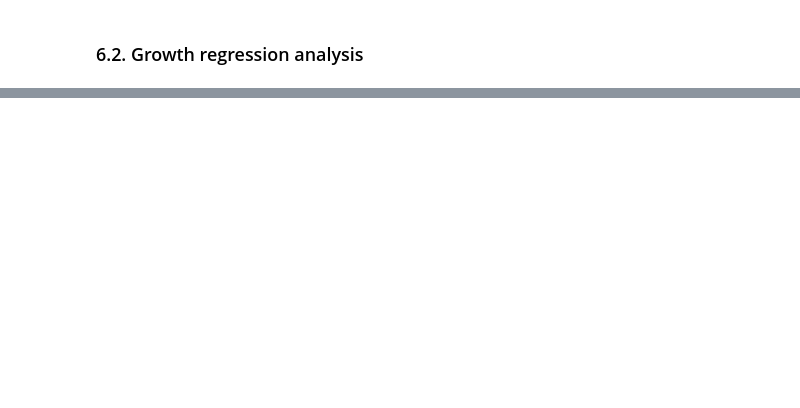
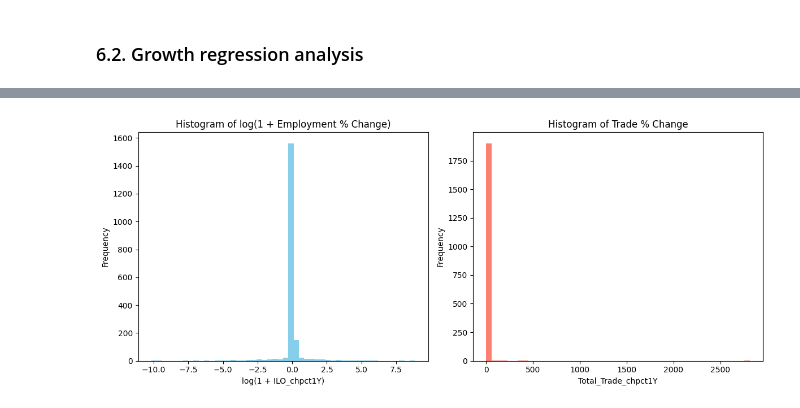
Before and after one commit to Graspp-25-Spring/graspp-25S-trade, a Jupyter notebook: notebooks/final_white_paper.ipynb, the cells around one changed output, grey strips where cells are left out. Saved outputs shown, nothing was run; the diff lists cells and outputs as text; code cells hidden in the pictures; blank space fills up the shorter version.

```diff
--- a/notebooks/final_white_paper.ipynb
+++ b/notebooks/final_white_paper.ipynb
@@ -475,0 +456,19 @@ plt.show()
+# %%
+# Percentage changes
+class GenerateFeatures:
+    def __init__(self, time_period="Y"):
+        self.time_period = time_period
+
+    def transform(self, df):
+        # This is just an illustrative transformation
+        df_result = df.copy()
+        df_result['ILO_chpct1Y'] = df_result['ILO'].pct_change(periods=1)
+        df_result['Total_Trade_chpct1Y'] = df_result['Total_Trade'].pct_change(periods=1)
+        return df_result
+
+features_generator = GenerateFeatures(time_period="Y")
+df_features = features_generator.transform(df_merge)
+df_clean = df_features.dropna(subset=['ILO_chpct1Y', 'Total_Trade_chpct1Y'])
+
+correlation = df_clean['ILO_chpct1Y'].corr(df_clean['Total_Trade_chpct1Y'])
+print("Correlation between percentage change in employment and trade volume:", correlation)
@@ -475,0 +517,28 @@ plt.show()
+# %%
+# Plot histogram for percentage change in employment
+# I use log for pct change in employment to reduce the effect of extreme values as the distribution without log was heavily right-skewed
+
+import numpy as np
+import matplotlib.pyplot as plt
+
+# Plot histograms of % changes
+plt.figure(figsize=(12, 5))
+
+# Subplot 1: Employment % change (log-transformed)
+plt.subplot(1, 2, 1)
+plt.hist(np.log1p(df_clean['ILO_chpct1Y']), bins=50, color='skyblue')
+plt.title("Histogram of log(1 + Employment % Change)")
+plt.xlabel("log(1 + ILO_chpct1Y)")
+plt.ylabel("Frequency")
+
+# Subplot 2: Trade % change
+plt.subplot(1, 2, 2)
+plt.hist(df_clean['Total_Trade_chpct1Y'], bins=50, color='salmon')
+plt.title("Histogram of Trade % Change")
+plt.xlabel("Total_Trade_chpct1Y")
+plt.ylabel("Frequency")
+
+plt.tight_layout()
+plt.show()
+# %% [output]
+[figure, added]
```
Also changed, not shown: parts of 14 cells of this notebook.
